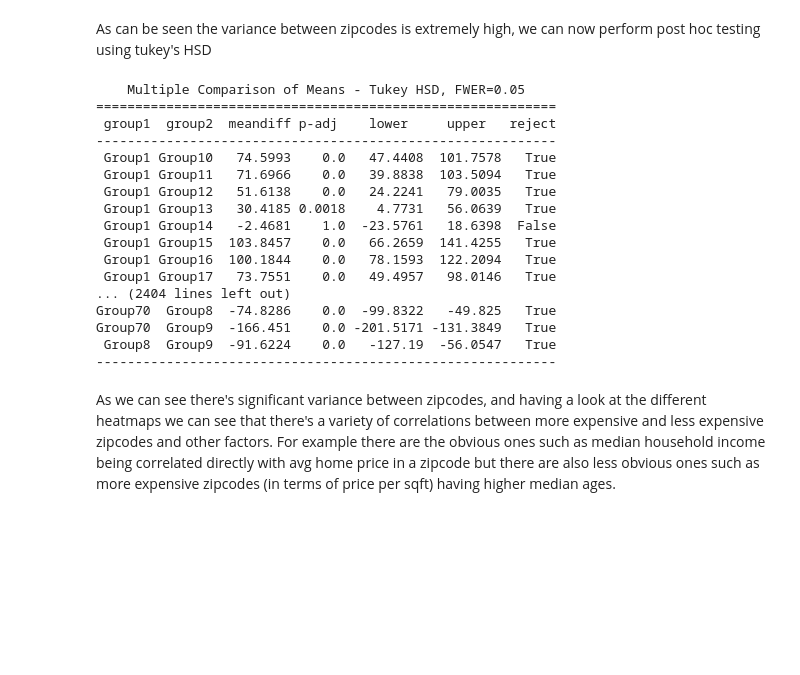
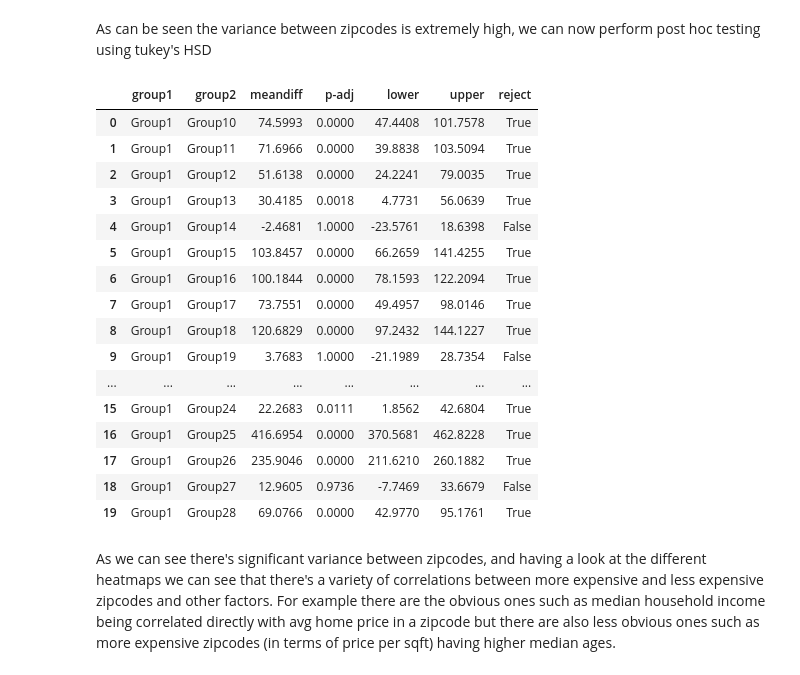
Before and after one commit to Mihir-Null/Mihir-Null.github.io, a Jupyter notebook: CMSC320_Final_Project_Latest .ipynb, the cells around one changed output. Saved outputs shown, nothing was run; the diff lists cells and outputs as text; code cells hidden in the pictures; blank space fills up the shorter version.

```diff
--- a/CMSC320_Final_Project_Latest .ipynb
+++ b/CMSC320_Final_Project_Latest .ipynb
@@ -691,30 +691,32 @@ As can be seen the variance between zipcodes is extremely high, we can now perfo
 # %%
 from statsmodels.stats.multicomp import pairwise_tukeyhsd
 
 data_flat = np.concatenate(groups)
 labels = []
 for i, group in enumerate(groups):
     labels.extend([f"Group{i+1}"] * len(group))
 tukey_results = pairwise_tukeyhsd(data_flat, labels)
-print(tukey_results)
+#print(tukey_results)
+tukey_df = pd.DataFrame(data=tukey_results.summary().data[1:], columns=tukey_results.summary().data[0])
+tukey_df.head(20)
 # %% [output]
-    Multiple Comparison of Means - Tukey HSD, FWER=0.05
-===========================================================
- group1  group2  meandiff p-adj    lower     upper   reject
------------------------------------------------------------
- Group1 Group10   74.5993    0.0   47.4408  101.7578   True
- Group1 Group11   71.6966    0.0   39.8838  103.5094   True
- Group1 Group12   51.6138    0.0   24.2241   79.0035   True
- Group1 Group13   30.4185 0.0018    4.7731   56.0639   True
- Group1 Group14   -2.4681    1.0  -23.5761   18.6398  False
- Group1 Group15  103.8457    0.0   66.2659  141.4255   True
- Group1 Group16  100.1844    0.0   78.1593  122.2094   True
- Group1 Group17   73.7551    0.0   49.4957   98.0146   True
-... (2404 lines left out)
-Group70  Group8  -74.8286    0.0  -99.8322   -49.825   True
-Group70  Group9  -166.451    0.0 -201.5171 -131.3849   True
- Group8  Group9  -91.6224    0.0   -127.19  -56.0547   True
------------------------------------------------------------
+|  | group1 | group2 | meandiff | p-adj | lower | upper | reject |
+| 0 | Group1 | Group10 | 74.5993 | 0.0000 | 47.4408 | 101.7578 | True |
+| 1 | Group1 | Group11 | 71.6966 | 0.0000 | 39.8838 | 103.5094 | True |
+| 2 | Group1 | Group12 | 51.6138 | 0.0000 | 24.2241 | 79.0035 | True |
+| 3 | Group1 | Group13 | 30.4185 | 0.0018 | 4.7731 | 56.0639 | True |
+| 4 | Group1 | Group14 | -2.4681 | 1.0000 | -23.5761 | 18.6398 | False |
+| 5 | Group1 | Group15 | 103.8457 | 0.0000 | 66.2659 | 141.4255 | True |
+| 6 | Group1 | Group16 | 100.1844 | 0.0000 | 78.1593 | 122.2094 | True |
+| 7 | Group1 | Group17 | 73.7551 | 0.0000 | 49.4957 | 98.0146 | True |
+| 8 | Group1 | Group18 | 120.6829 | 0.0000 | 97.2432 | 144.1227 | True |
+| 9 | Group1 | Group19 | 3.7683 | 1.0000 | -21.1989 | 28.7354 | False |
+| ... | ... | ... | ... | ... | ... | ... | ... |
+| 15 | Group1 | Group24 | 22.2683 | 0.0111 | 1.8562 | 42.6804 | True |
+| 16 | Group1 | Group25 | 416.6954 | 0.0000 | 370.5681 | 462.8228 | True |
+| 17 | Group1 | Group26 | 235.9046 | 0.0000 | 211.6210 | 260.1882 | True |
+| 18 | Group1 | Group27 | 12.9605 | 0.9736 | -7.7469 | 33.6679 | False |
+| 19 | Group1 | Group28 | 69.0766 | 0.0000 | 42.9770 | 95.1761 | True |
 # %% [markdown]
 As we can see there's significant variance between zipcodes, and having a look at the different heatmaps we can see that there's a variety of correlations between more expensive and less expensive zipcodes and other factors. For example there are the obvious ones such as median household income being correlated directly with avg home price in a zipcode but there are also less obvious ones such as more expensive zipcodes (in terms of price per sqft) having higher median ages.
 # %% [markdown]
```
Also changed, not shown: parts of 2 cells of this notebook, 1 other file.
